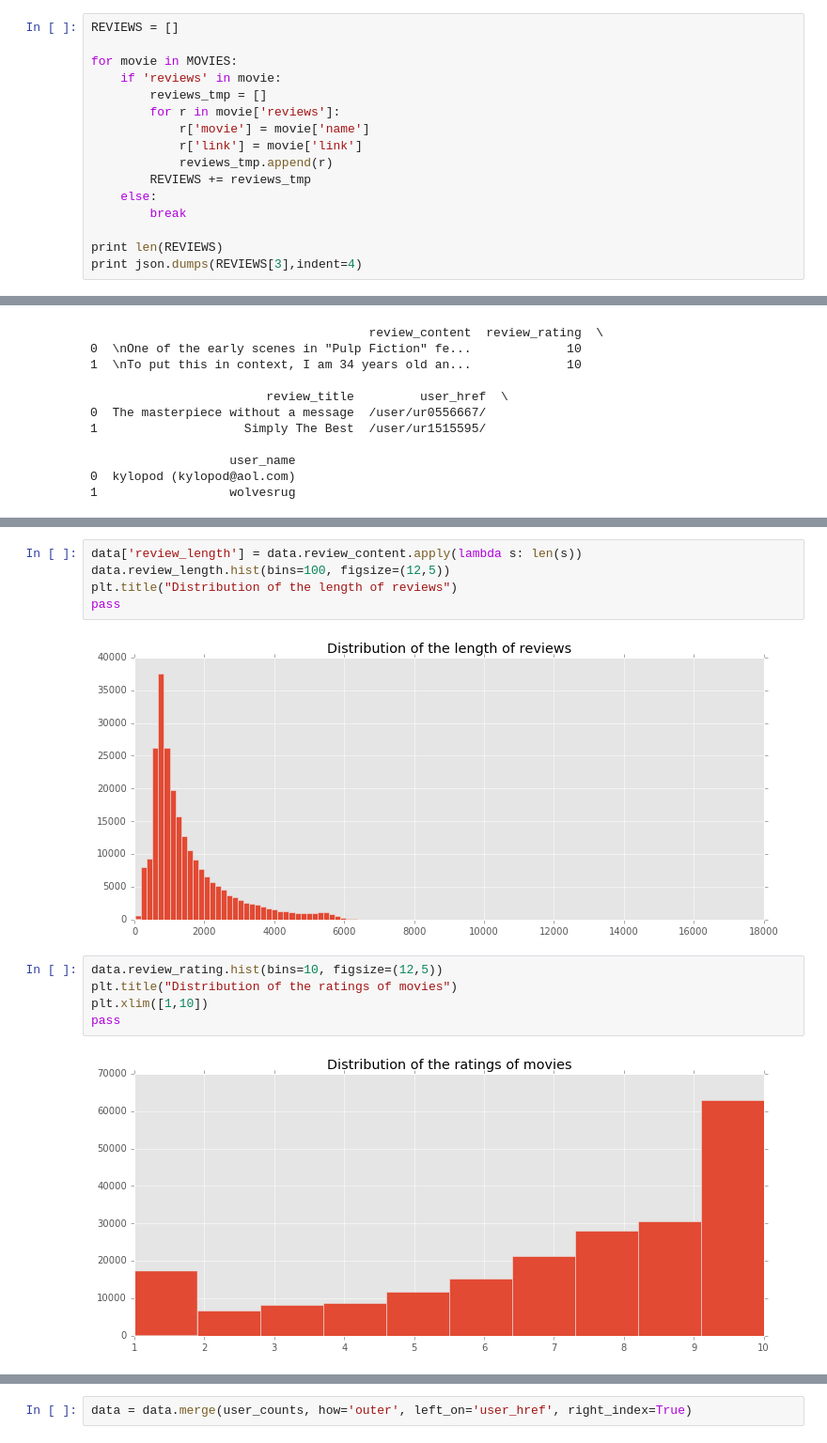
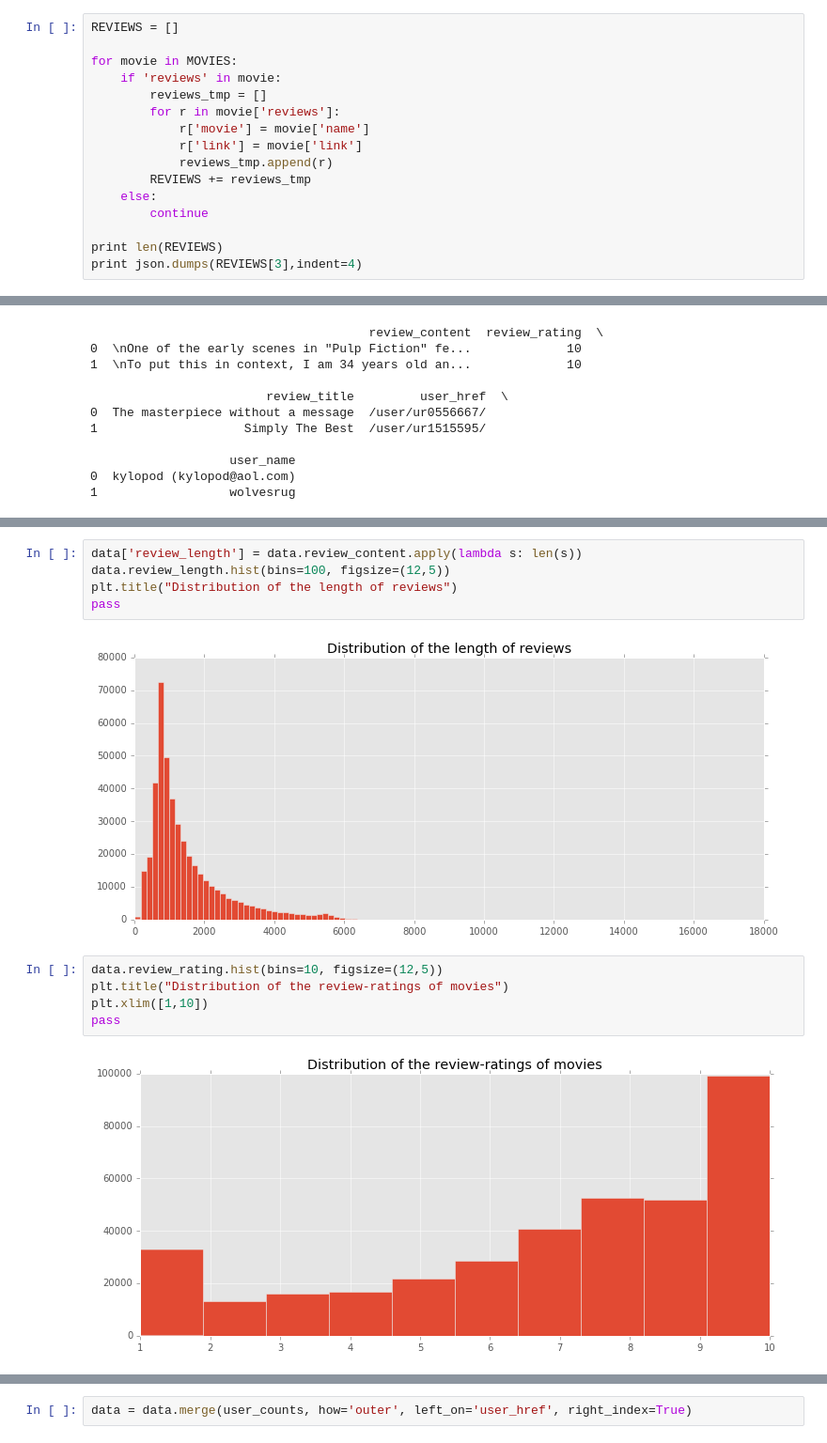
Before and after one commit to nupinion/data_blog, a Jupyter notebook: imdb/5---basic-analysis-using-pandas.ipynb, the cells around one changed output, grey strips where cells are left out. Shown at 94% size. Saved outputs shown, nothing was run; the diff lists cells and outputs as text.

Commit message:
Updated graphs for new dataset

```diff
--- a/imdb/5---basic-analysis-using-pandas.ipynb
+++ b/imdb/5---basic-analysis-using-pandas.ipynb
@@ -49,7 +49,7 @@ for movie in MOVIES:
             reviews_tmp.append(r)
         REVIEWS += reviews_tmp
     else:
-        break
+        continue
 
 print len(REVIEWS)
 print json.dumps(REVIEWS[3],indent=4)
@@ -96,14 +96,14 @@ data.review_length.hist(bins=100, figsize=(12,5))
 plt.title("Distribution of the length of reviews")
 pass
 # %% [output]
-[figure, old version]
+[figure, new version]
 # %%
 data.review_rating.hist(bins=10, figsize=(12,5))
-plt.title("Distribution of the ratings of movies")
+plt.title("Distribution of the review-ratings of movies")
 plt.xlim([1,10])
 pass
 # %% [output]
-[figure, old version]
+[figure, new version]
 # %%
 data_pivot = pd.pivot_table(data, values='review_length', index=['user_href'], columns=[], aggfunc=[len,np.mean])
 
```
Also changed, not shown: parts of 8 cells of this notebook.
